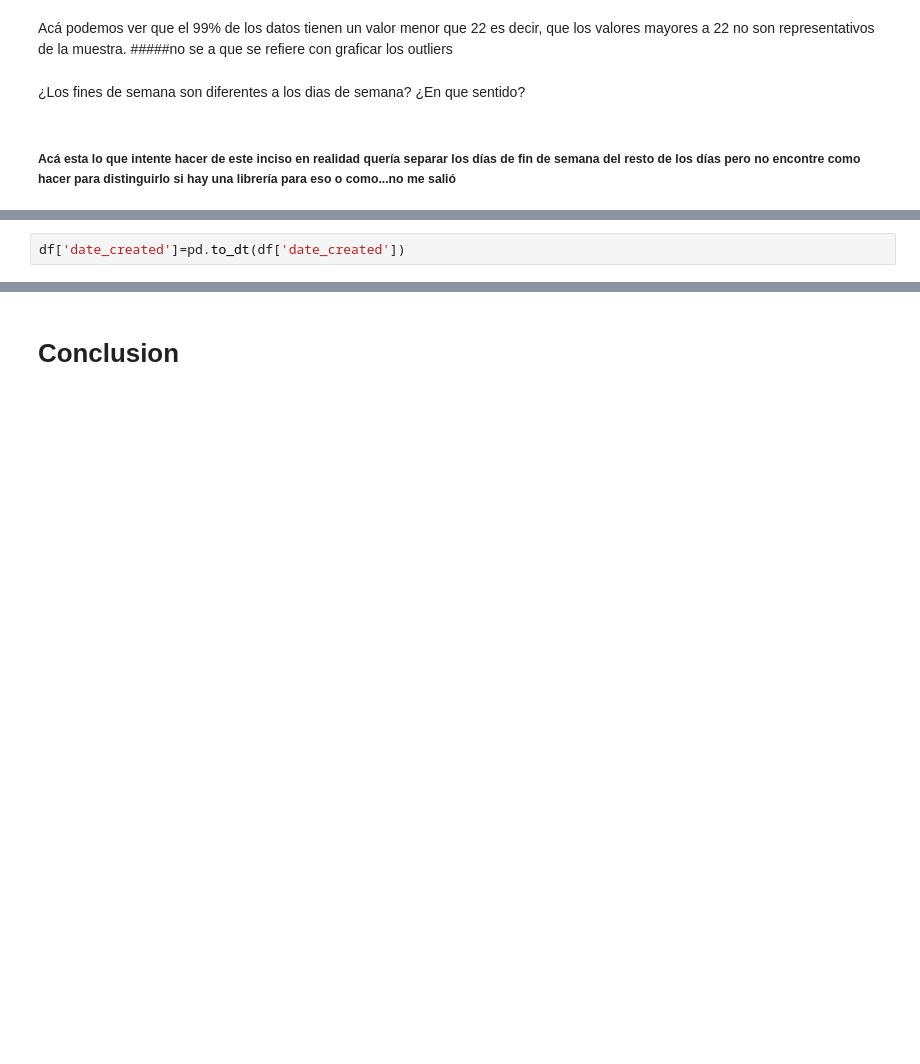
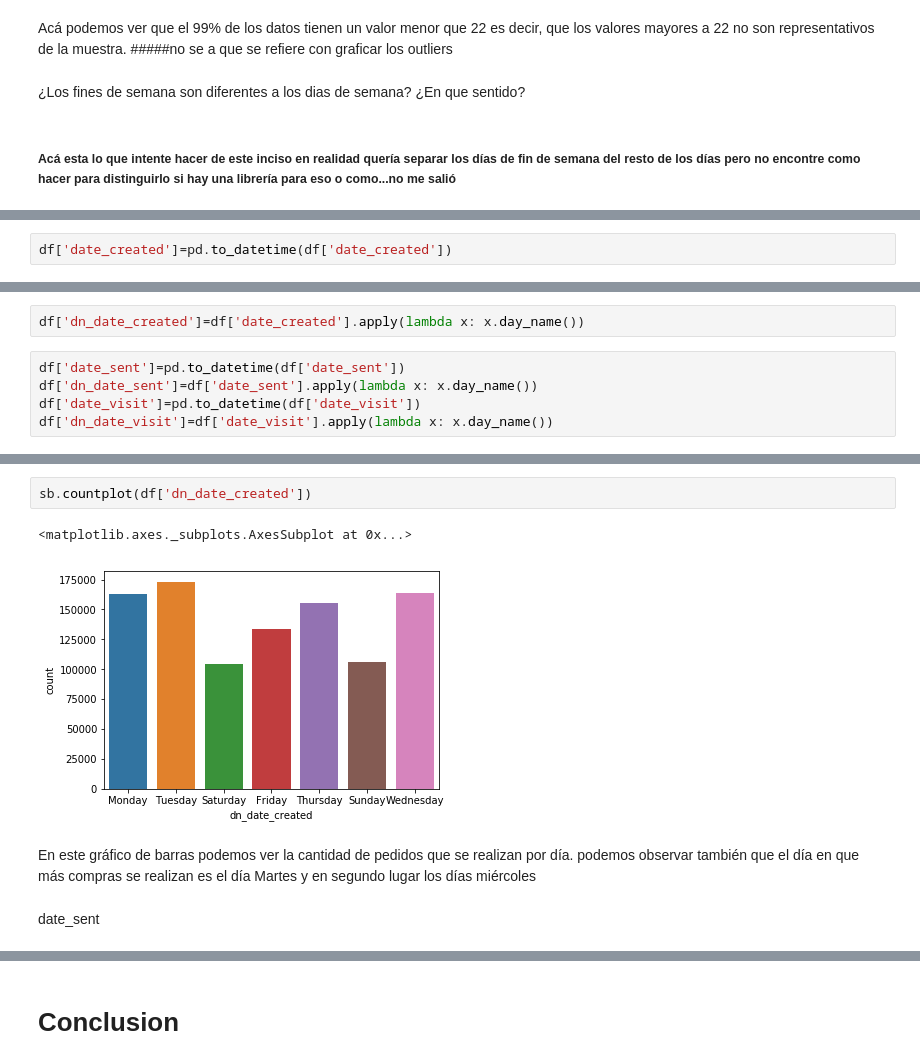
Before and after one commit to manquius/series_temporales, a Jupyter notebook: Practico1_isa.ipynb, the cells around one changed output, grey strips where cells are left out. Saved outputs shown, nothing was run; the diff lists cells and outputs as text; blank space fills up the shorter version.

```diff
--- a/Practico1_isa.ipynb
+++ b/Practico1_isa.ipynb
@@ -314,2 +313,2 @@ from datetime import datetime
 # %%
-df['date_created']=pd.to_dt(df['date_created'])
+df['date_created']=pd.to_datetime(df['date_created'])
@@ -369,0 +315,7 @@ AttributeError: type object 'datetime.datetime' has no attribute 'datetime'
+# %%
+df['dn_date_created']=df['date_created'].apply(lambda x: x.day_name())
+# %%
+df['date_sent']=pd.to_datetime(df['date_sent'])
+df['dn_date_sent']=df['date_sent'].apply(lambda x: x.day_name())
+df['date_visit']=pd.to_datetime(df['date_visit'])
+df['dn_date_visit']=df['date_visit'].apply(lambda x: x.day_name())
@@ -369,0 +337,9 @@ AttributeError: type object 'datetime.datetime' has no attribute 'datetime'
+# %%
+sb.countplot(df['dn_date_created'])
+# %% [output]
+<matplotlib.axes._subplots.AxesSubplot at 0x...>
+[figure, added]
+# %% [markdown]
+ En este gráfico de barras podemos ver la cantidad de pedidos que se realizan por día. podemos observar también que el día en que más compras se realizan es el día Martes y en segundo lugar los días miércoles
+# %% [markdown]
+date_sent
```
Also changed, not shown: parts of 23 cells of this notebook.
